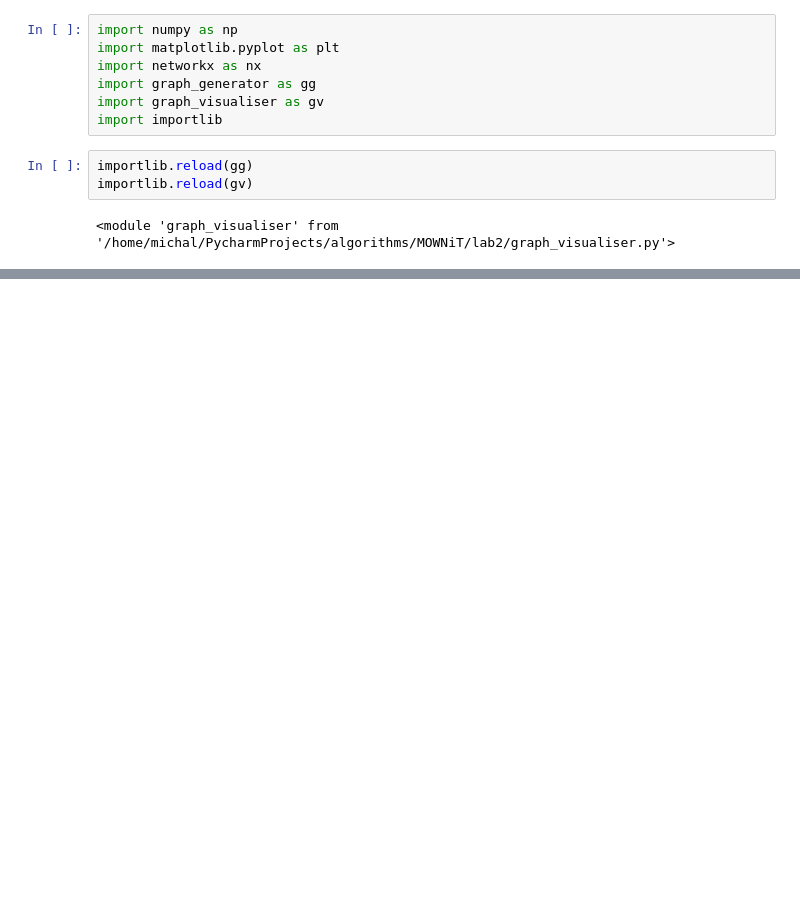
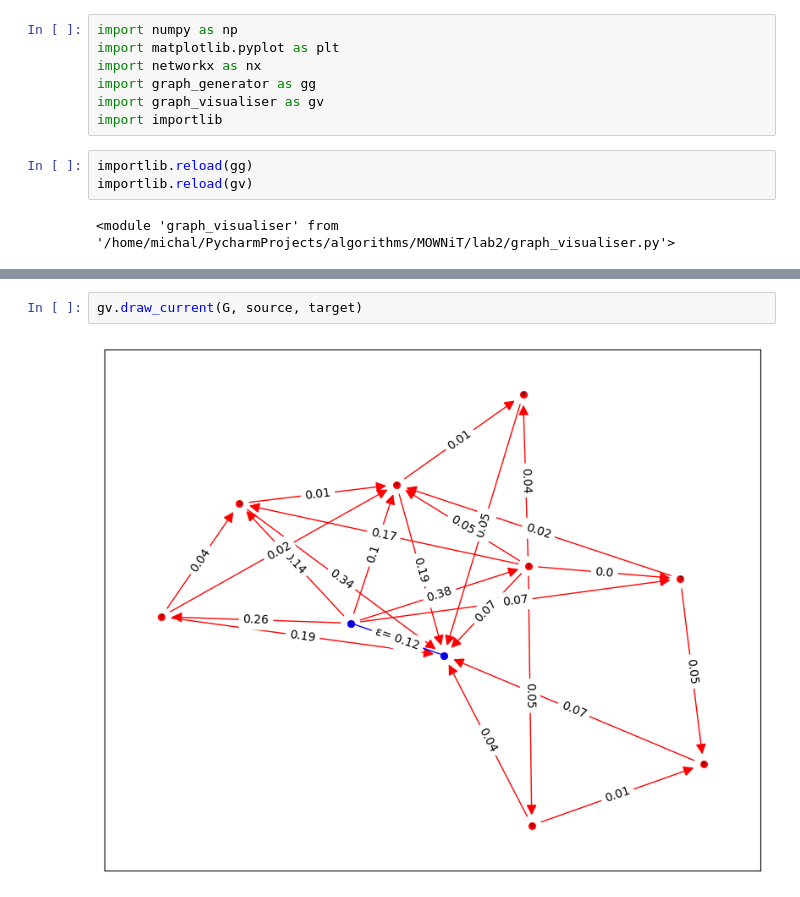
Before and after one commit to michal200292/Numericke-metody, a Jupyter notebook: lab2/zad3.ipynb, the cells around one changed output, grey strips where cells are left out. Drawn from its saved outputs; the diff is of its cells as text; blank space fills up the shorter version.

```diff
--- a/lab2/zad3.ipynb
+++ b/lab2/zad3.ipynb
@@ -74,0 +83,4 @@ for i, tak in enumerate(ans):
+# %%
+gv.draw_current(G, source, target)
+# %% [output]
+[figure, added]
```
Also changed, not shown: parts of 8 cells of this notebook, 3 other files.
